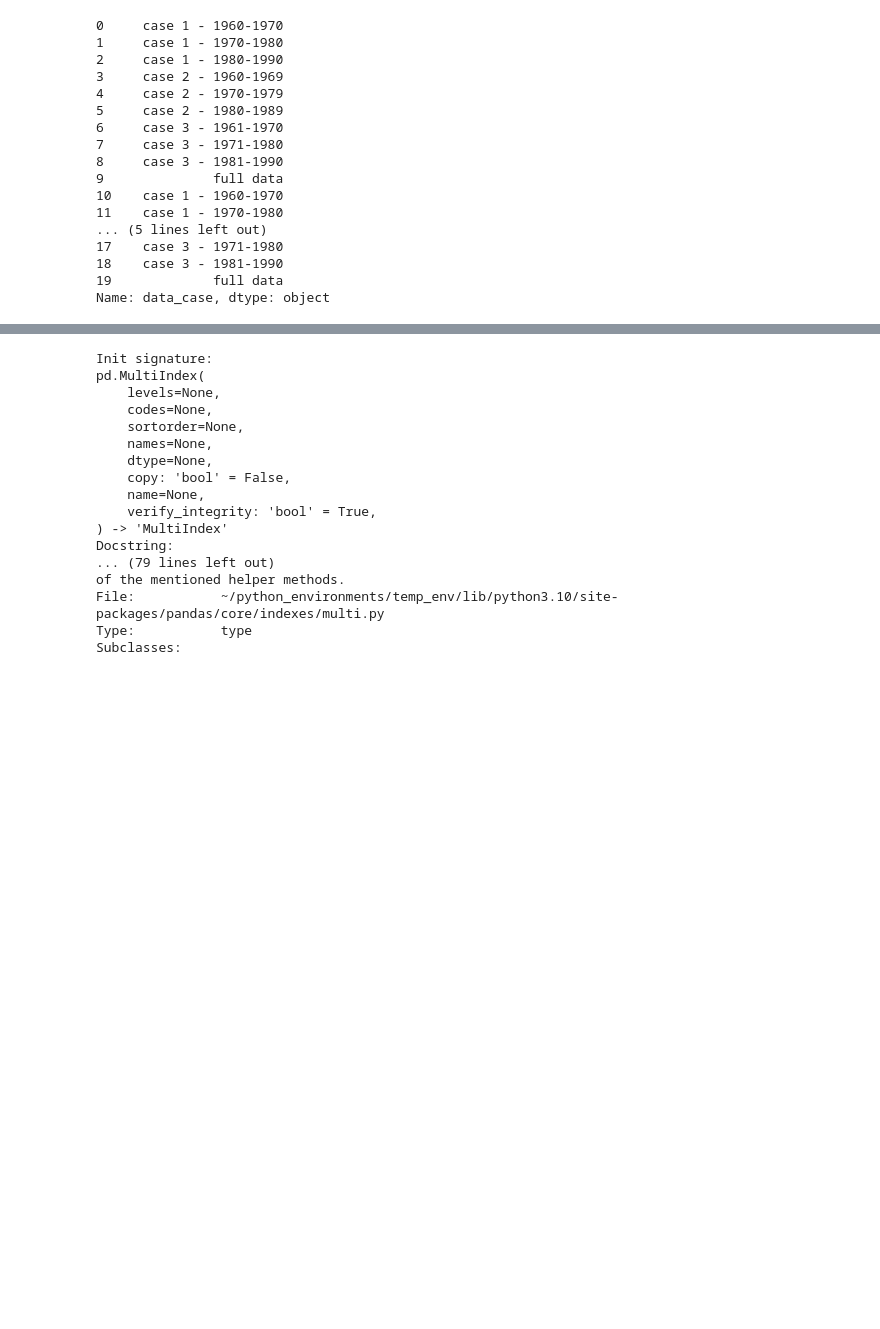
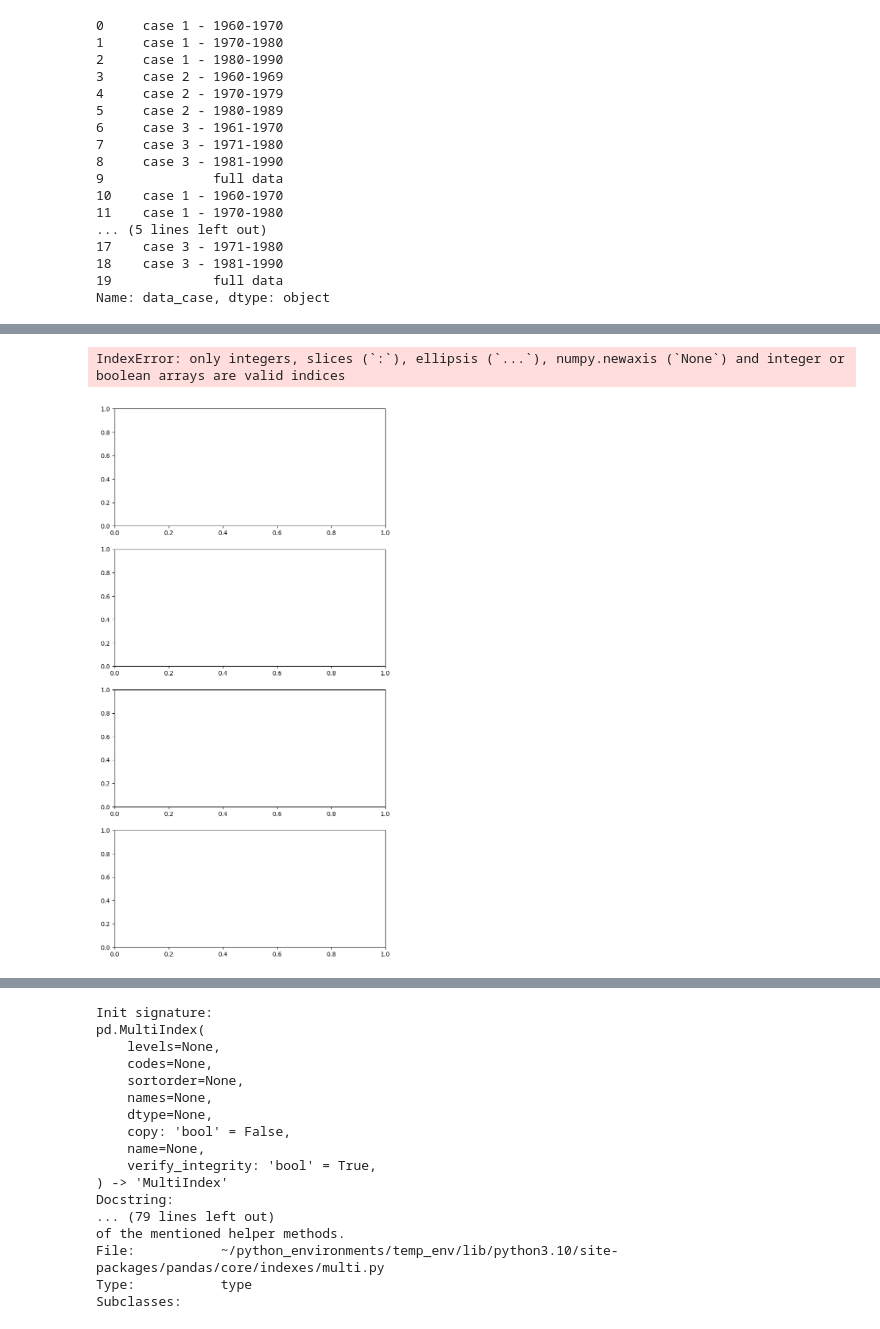
Before and after one commit to Holger-Paxi/Flood_Estimation, a Jupyter notebook: Assignment_1/Assignment_1__2nd.ipynb, the cells around one changed output, grey strips where cells are left out. Drawn from its saved outputs; the diff is of its cells as text; code cells hidden in the pictures; blank space fills up the shorter version.

```diff
--- a/Assignment_1/Assignment_1__2nd.ipynb
+++ b/Assignment_1/Assignment_1__2nd.ipynb
@@ -352,2 +348,5 @@ print(results_GEV_full, results_GEV_c1, results_GEV_c2, results_GEV_c3, results_
+# %%
+results_GEV = [results_GEV_c1, results_GEV_c2, results_GEV_c3]
+results_LP3 = [results_LP3_c1, results_LP3_c2, results_GEV_c3]
 # %%
 break
@@ -355,0 +614,7 @@ SyntaxError: 'break' outside loop (668683560.py, line 1)
+# %%
+for ind1 in results_GEV:
+    var = [results_GEV_full.iloc[0]] + [ind2[1] for ind2 in ind1.iterrows()]
+    plot_ffa_comparison(*var)
+# %% [output]
+IndexError: only integers, slices (`:`), ellipsis (`...`), numpy.newaxis (`None`) and integer or boolean arrays are valid indices
+[figure, added]
```
Also changed, not shown: parts of 27 cells of this notebook, 40 other files.
